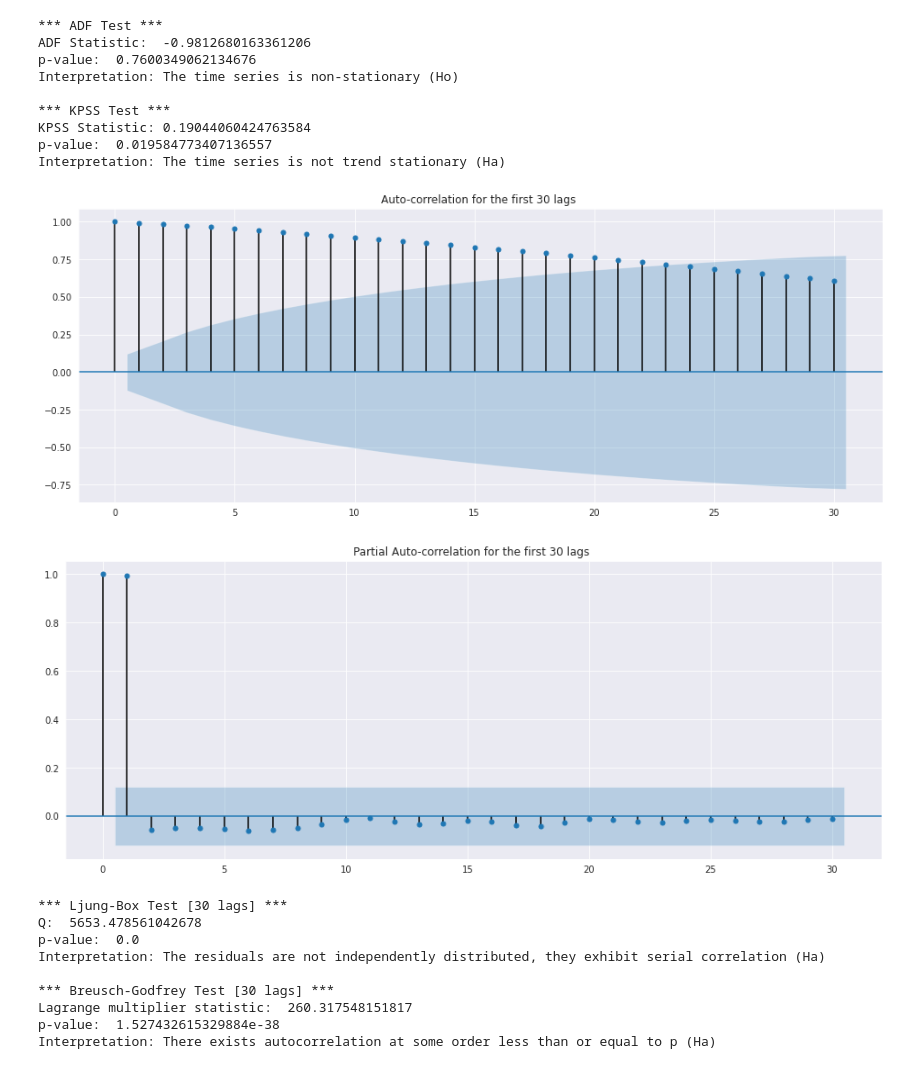
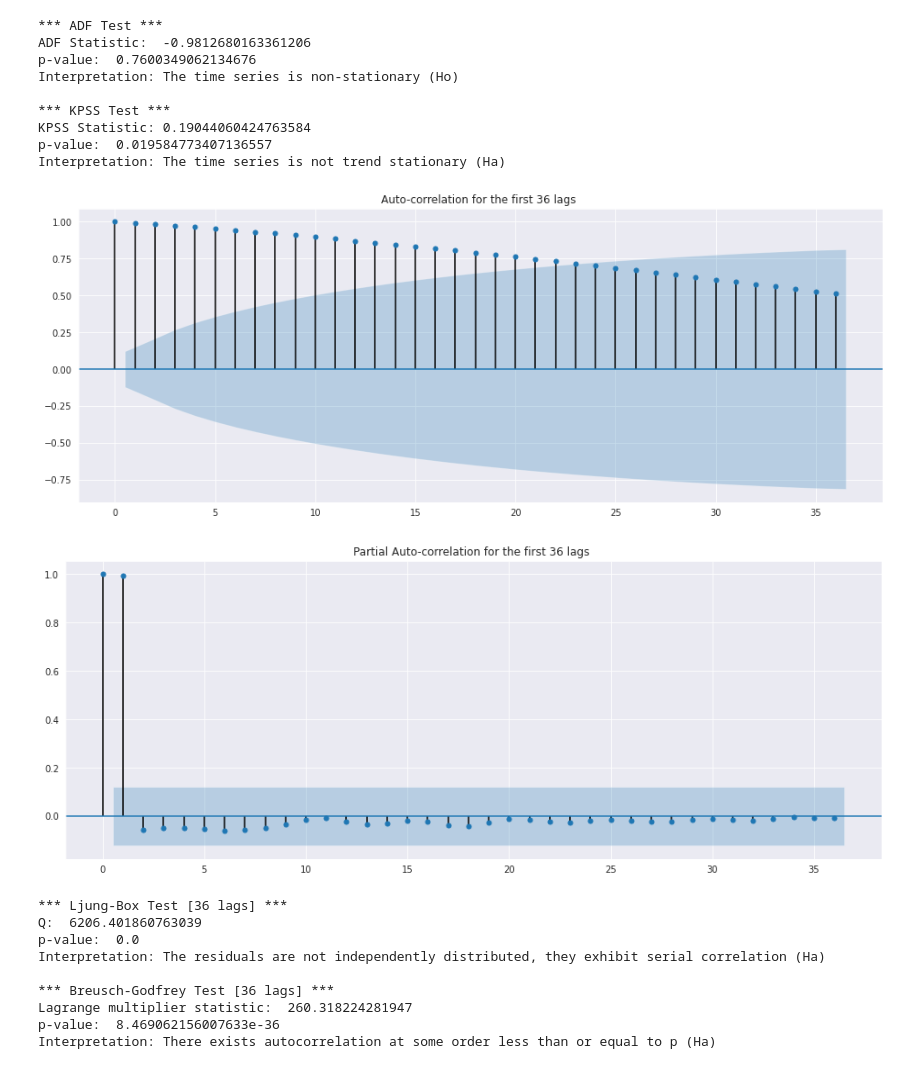
Before and after one commit to MaliheDahmardeh/state-house-price-analysis-SM, a Jupyter notebook: state-house-price-analysis.ipynb, the cells around one changed output. Drawn from its saved outputs; the diff is of its cells as text; code cells hidden in the pictures.

```diff
--- a/state-house-price-analysis.ipynb
+++ b/state-house-price-analysis.ipynb
@@ -759,17 +879,17 @@ def checkAutorcorrelation(resid, lags=36, return_data=False):
         return (lb_result[0][0], lb_result[1][0], bg_result[0], bg_result[1])
 # %%
 
-autocorrelationPlot(Hawaii_ts['Hawaii'], lags=30)
-checkAutorcorrelation(Hawaii_ts['Hawaii'].values, lags=30)
+autocorrelationPlot(Hawaii_ts['Hawaii'], lags=36)
+checkAutorcorrelation(Hawaii_ts['Hawaii'].values, lags=36)
 # %% [output]
-[figure, old version]
+[figure, new version]
-[figure, old version]
+[figure, new version]
-*** Ljung-Box Test [30 lags] ***
-Q:  5653.478561042678
+*** Ljung-Box Test [36 lags] ***
+Q:  6206.401860763039
 p-value:  0.0
 Interpretation: The residuals are not independently distributed, they exhibit serial correlation (Ha)
 
-*** Breusch-Godfrey Test [30 lags] ***
-Lagrange multiplier statistic:  260.317548151817
-p-value:  1.527432615329884e-38
+*** Breusch-Godfrey Test [36 lags] ***
+Lagrange multiplier statistic:  260.318224281947
+p-value:  8.469062156007633e-36
 Interpretation: There exists autocorrelation at some order less than or equal to p (Ha)
```
Also changed, not shown: parts of 29 cells of this notebook.
